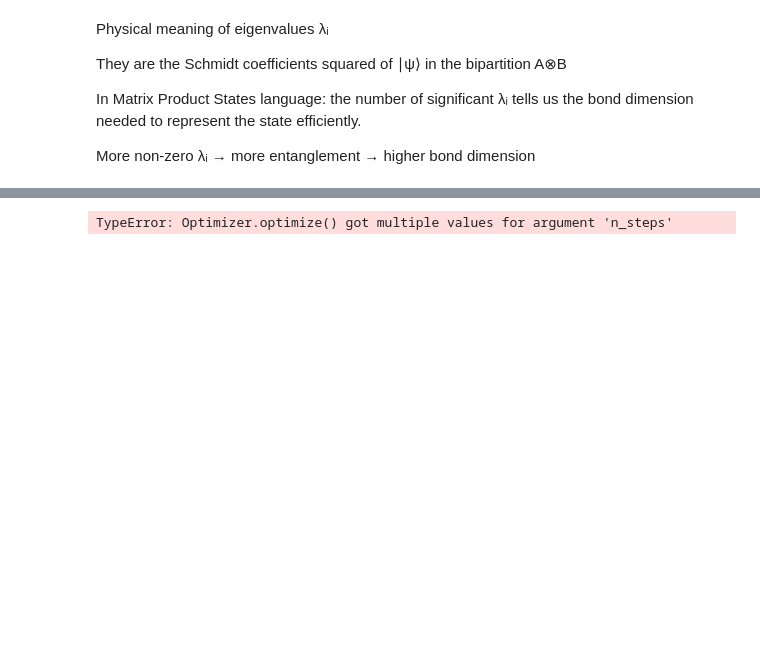
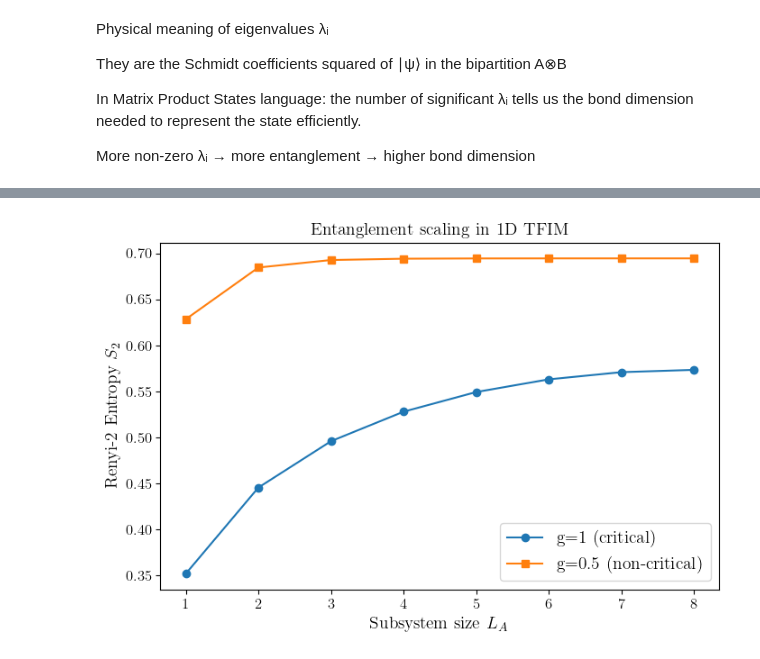
Before and after one commit to SBT2004/NQS, a Jupyter notebook: Anas/task1.ipynb, the cells around one changed output, grey strips where cells are left out. Drawn from its saved outputs; the diff is of its cells as text; code cells hidden in the pictures; blank space fills up the shorter version.

```diff
--- a/Anas/task1.ipynb
+++ b/Anas/task1.ipynb
@@ -120,40 +102,15 @@ max(S1_critical[:6]), max(S1_critical[:7])
-# %%
-#testing
-
-L = 16
-key = random.PRNGKey(0)
-
-# Choose architecture
-arch = FFN(L,[64,64])
-# arch = RBM(L,32)
-# arch = CNN(L,16,3)
-
-params = arch.init_params(key)
-
-model = NeuralQuantumState(arch,params,L)
-
-sampler = Sampler(model)
-
-H = TFIM(model,J=1.0,g=1.0)
-
-optimizer = Optimizer(model,H,sampler,lr=1e-3)
-
-sigma0 = jnp.ones(L)
-
-params,energy_history = optimizer.optimize(
-    key,
-    model.params,
-    sigma0,
-    n_steps=200,
-    n_samples=500
-)
-
-obs = Observables(model)
-
-samples = sampler.sample_chain(key,params,sigma0,2000)
-
-S2 = obs.renyi2(params,samples,L//4)
-
-print("Renyi-2 entropy:",S2)
-# %% [output]
-TypeError: Optimizer.optimize() got multiple values for argument 'n_steps'
+# %%
+fig, ax = plt.subplots(figsize=(8,5))
+
+# main plot
+ax.plot(subsys_size, S2_critical, 'o-', label='g=1 (critical)')
+ax.plot(subsys_size, S2, 's-', label='g=0.5 (non-critical)')
+ax.set_xlabel("Subsystem size $L_A$")
+ax.set_ylabel("Renyi-2 Entropy $S_2$")
+ax.legend()
+ax.set_title("Entanglement scaling in 1D TFIM")
+
+plt.savefig("renyi2.png", dpi = 300)
+plt.show()
+# %% [output]
+[figure, added]
```
Also changed, not shown: parts of 8 cells of this notebook.
